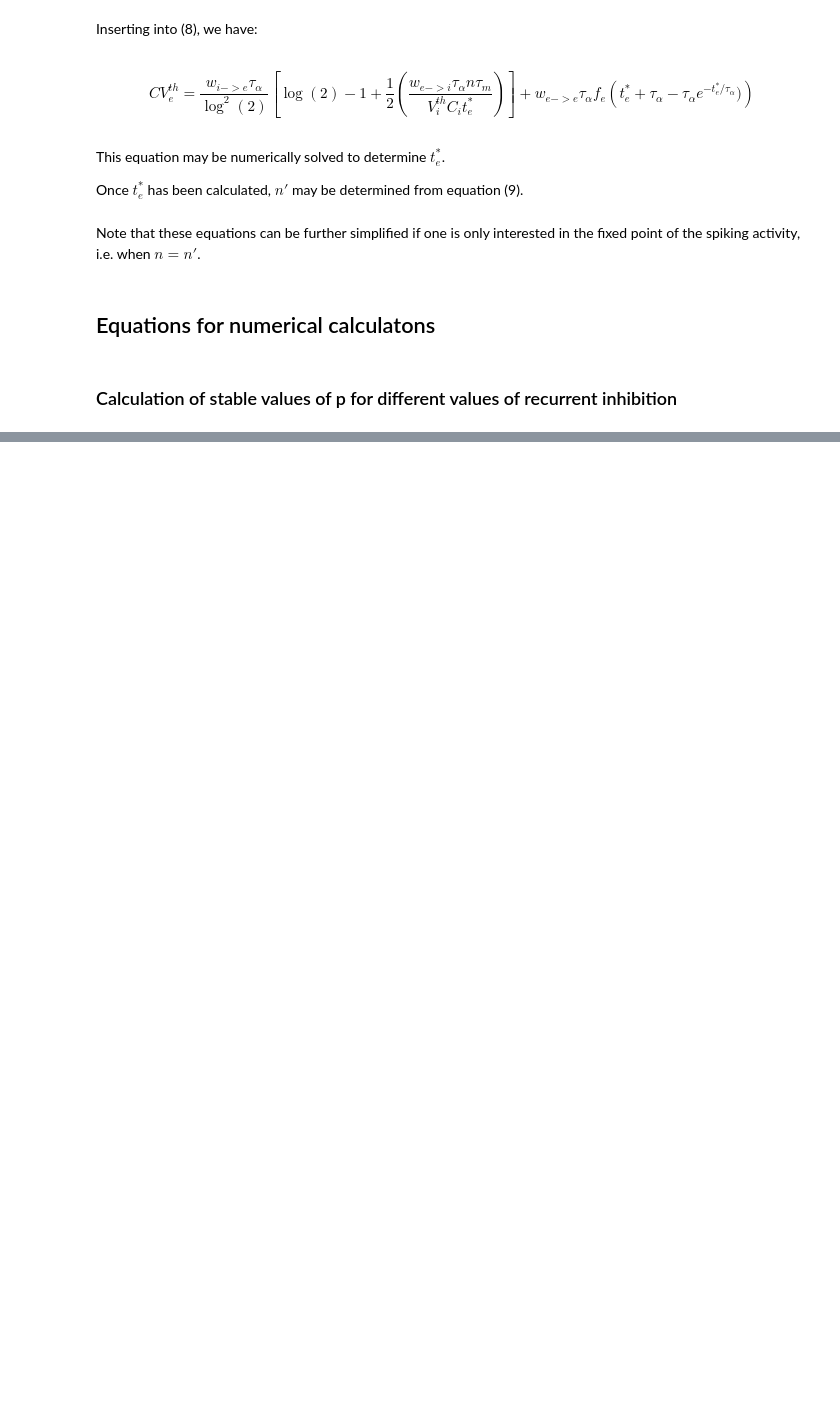
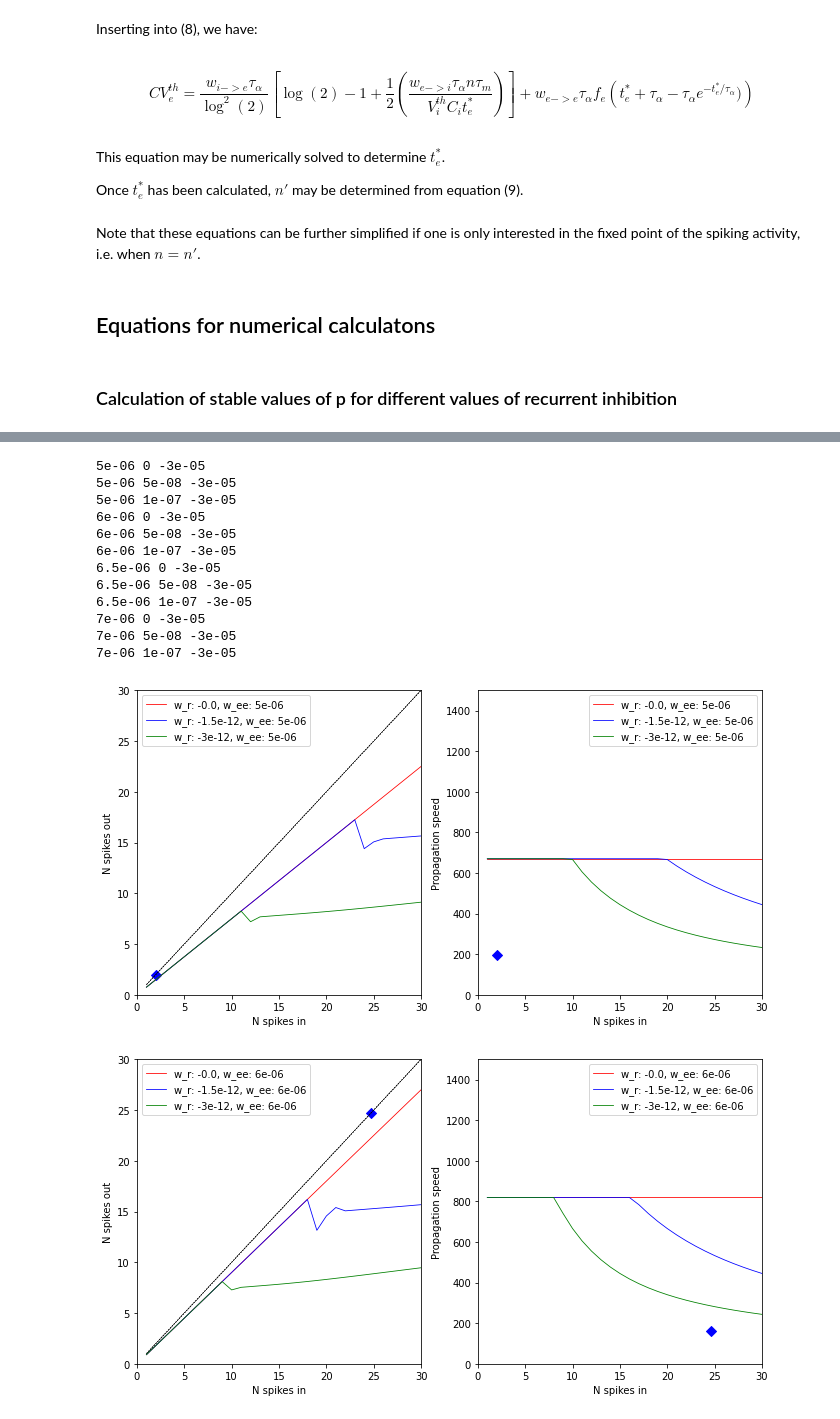
Before and after one commit to davidgbe/synfire_chain_growth, a Jupyter notebook: 1D_chain_bursting_neurons_with_inh_21_05_19/1D chain of LIF neurons (mean field theory) 9 conditions-Copy1.ipynb, the cells around one changed output, grey strips where cells are left out. Cells and saved outputs as stored; diff of their text form; code cells hidden in the pictures; blank space fills up the shorter version.

```diff
--- a/1D_chain_bursting_neurons_with_inh_21_05_19/1D chain of LIF neurons (mean field theory) 9 conditions-Copy1.ipynb
+++ b/1D_chain_bursting_neurons_with_inh_21_05_19/1D chain of LIF neurons (mean field theory) 9 conditions-Copy1.ipynb
@@ -295,7 +295,7 @@ v_th_e = 20e-3
 v_th_i = 20e-3
 c_e = 1e-6
 c_i = 1e-6
-f_e = 50
+f_e = 500
 
 w_ee = 2.4e-4
 w_ei = 0.5e-5
@@ -584,3 +605,18 @@ for i in range(0, n):
 # %%
 for i, w_ee in enumerate(w_ee_vals):
-    make_graph(w_ei_vals, w_ee, stable_spike_nums[i], propagation_speeds[i], bound=40)
+    make_graph(w_ei_vals, w_ee, stable_spike_nums[i], propagation_speeds[i], bound=30)
+# %% [output]
+5e-06 0 -3e-05
+5e-06 5e-08 -3e-05
+5e-06 1e-07 -3e-05
+6e-06 0 -3e-05
+6e-06 5e-08 -3e-05
+6e-06 1e-07 -3e-05
+6.5e-06 0 -3e-05
+6.5e-06 5e-08 -3e-05
+6.5e-06 1e-07 -3e-05
+7e-06 0 -3e-05
+7e-06 5e-08 -3e-05
+7e-06 1e-07 -3e-05
+[figure, added]
+[figure, added]
```
Also changed, not shown: parts of 8 cells of this notebook, 21 other files.
